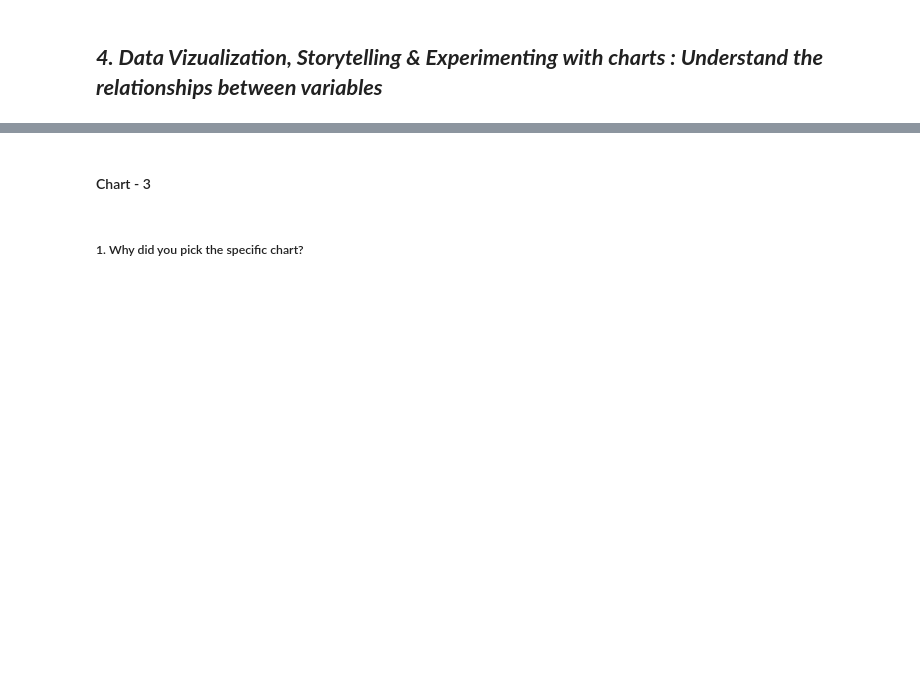
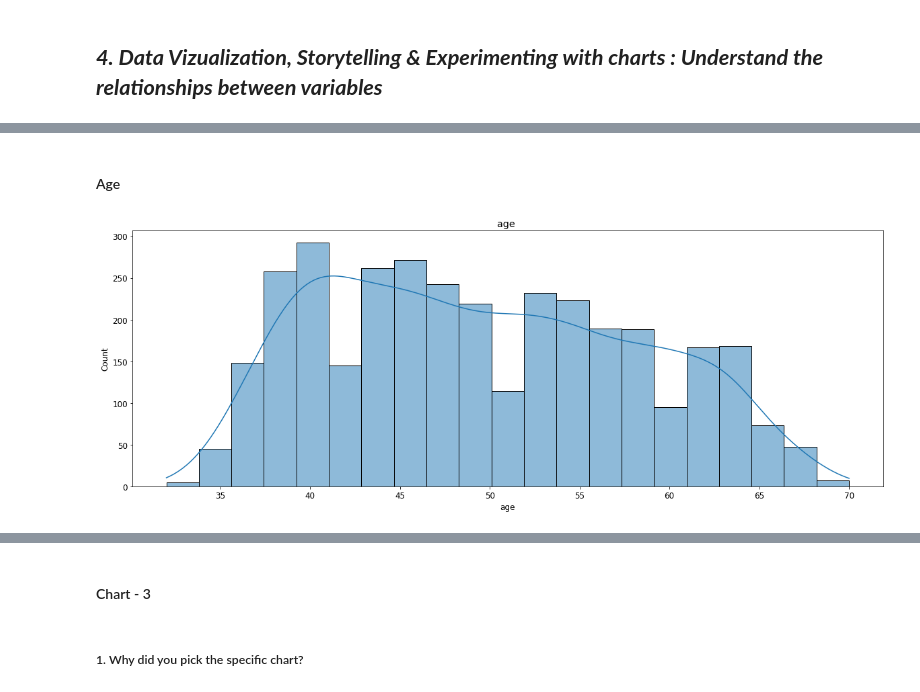
Before and after one commit to Prashant-Shaw/Cardiovascular_Risk_Prediction, a Jupyter notebook: Cardiovascular_Risk_Prediction_Capstone_Project.ipynb, the cells around one changed output, grey strips where cells are left out. Drawn from its saved outputs; the diff is of its cells as text; code cells hidden in the pictures; blank space fills up the shorter version.

```diff
--- a/Cardiovascular_Risk_Prediction_Capstone_Project.ipynb
+++ b/Cardiovascular_Risk_Prediction_Capstone_Project.ipynb
@@ -444,0 +428,16 @@ Answer Here
+# %%
+#Function to plot histplot for numeric variables
+def hist_num(col):
+  '''This function plot the distribution for a given feature.
+  Pass the feature name in str to plot the graph.'''
+  plt.figure(figsize = (20,7))
+  plt.title(f'{col} ')
+  sns.histplot(data = cvr_df[col], kde = True)
+  plt.show()
+# %% [markdown]
+#### Age
+# %%
+#Distribution of "age" feature.
+hist_num('age')
+# %% [output]
+[figure, added]
```
Also changed, not shown: parts of 101 cells of this notebook.
